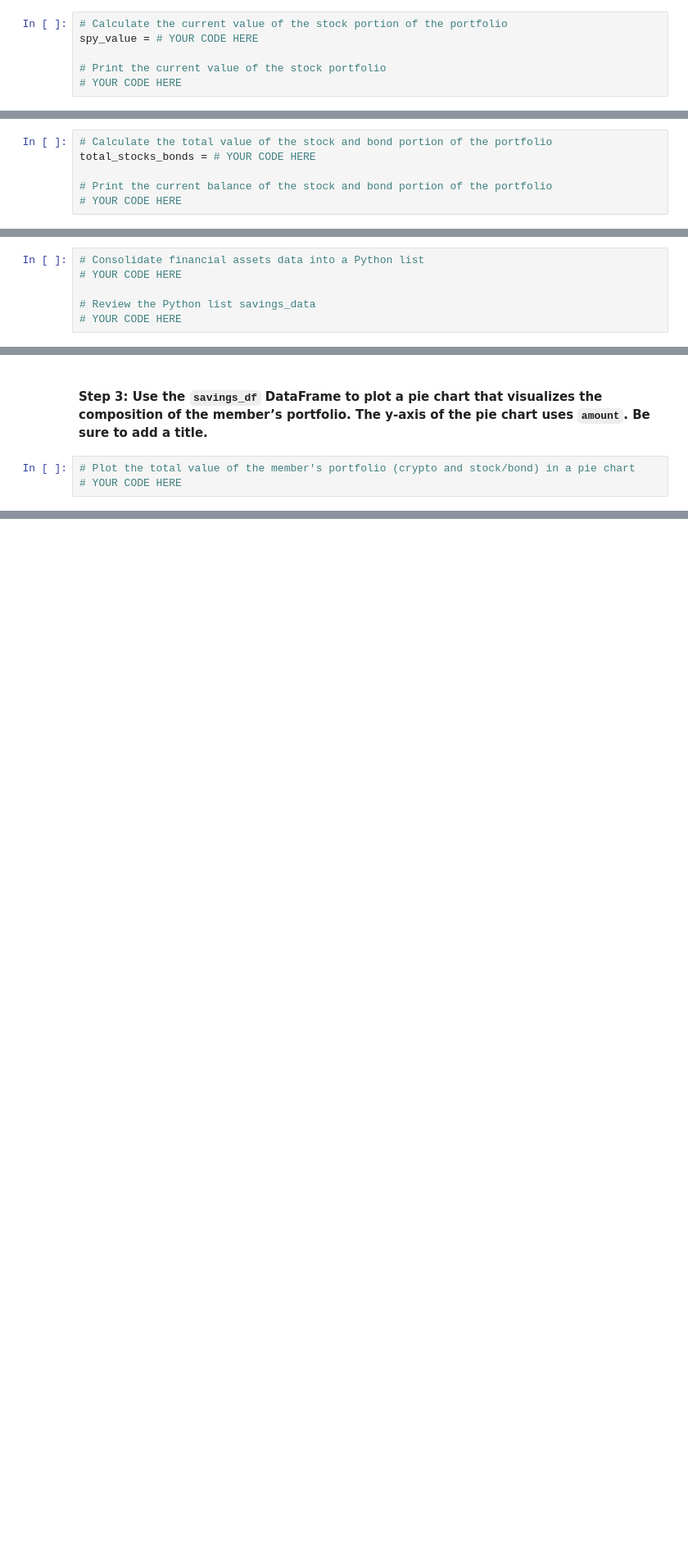
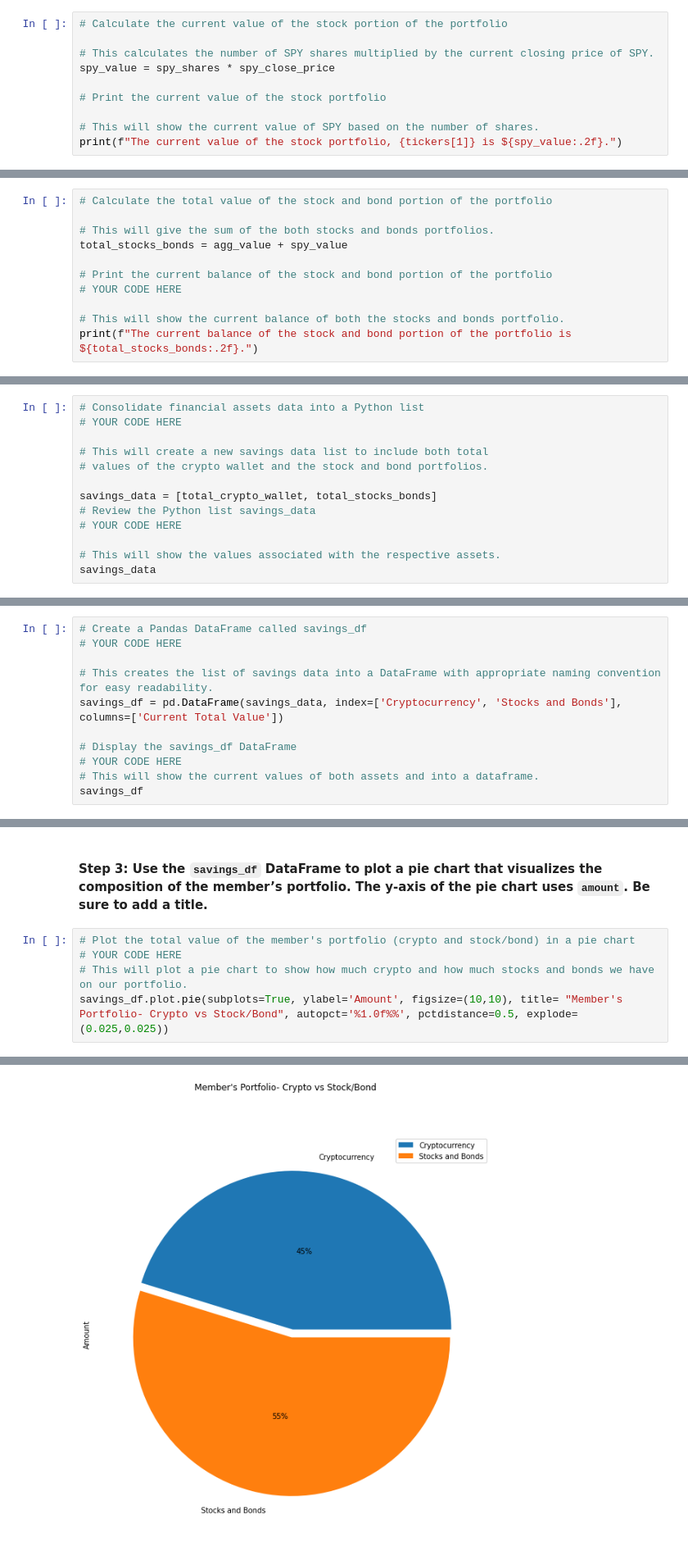
Before and after one commit to juzcho/Financial_Planning_Tool, a Jupyter notebook: financial_planning_tools.ipynb, the cells around one changed output, grey strips where cells are left out. Shown: that part at 82% size. Saved outputs shown, nothing was run; the diff lists cells and outputs as text; blank space fills up the shorter version.

```diff
--- a/financial_planning_tools.ipynb
+++ b/financial_planning_tools.ipynb
@@ -228,6 +342,10 @@ agg_value = # YOUR CODE HERE
 # %%
 # Calculate the current value of the stock portion of the portfolio
-spy_value = # YOUR CODE HERE
+
+# This calculates the number of SPY shares multiplied by the current closing price of SPY.
+spy_value = spy_shares * spy_close_price
 
 # Print the current value of the stock portfolio
-# YOUR CODE HERE
+
+# This will show the current value of SPY based on the number of shares.
+print(f"The current value of the stock portfolio, {tickers[1]} is ${spy_value:.2f}.")
@@ -234,6 +354,11 @@ spy_value = # YOUR CODE HERE
 # %%
 # Calculate the total value of the stock and bond portion of the portfolio
-total_stocks_bonds = # YOUR CODE HERE
+
+# This will give the sum of the both stocks and bonds portfolios.
+total_stocks_bonds = agg_value + spy_value
 
 # Print the current balance of the stock and bond portion of the portfolio
 # YOUR CODE HERE
+
+# This will show the current balance of both the stocks and bonds portfolio.
+print(f"The current balance of the stock and bond portion of the portfolio is ${total_stocks_bonds:.2f}.")
@@ -278,5 +408,12 @@ In this section, you’ll use the valuations for the cryptocurrency wallet and f
 # Consolidate financial assets data into a Python list
 # YOUR CODE HERE
 
+# This will create a new savings data list to include both total
+# values of the crypto wallet and the stock and bond portfolios.
+
+savings_data = [total_crypto_wallet, total_stocks_bonds]
 # Review the Python list savings_data
 # YOUR CODE HERE
+
+# This will show the values associated with the respective assets.
+savings_data
@@ -296,0 +430,11 @@ In this section, you’ll use the valuations for the cryptocurrency wallet and f
+# %%
+# Create a Pandas DataFrame called savings_df
+# YOUR CODE HERE
+
+# This creates the list of savings data into a DataFrame with appropriate naming convention for easy readability.
+savings_df = pd.DataFrame(savings_data, index=['Cryptocurrency', 'Stocks and Bonds'], columns=['Current Total Value'])
+
+# Display the savings_df DataFrame
+# YOUR CODE HERE
+# This will show the current values of both assets and into a dataframe.
+savings_df
@@ -299,3 +447,6 @@ In this section, you’ll use the valuations for the cryptocurrency wallet and f
 # %%
 # Plot the total value of the member's portfolio (crypto and stock/bond) in a pie chart
 # YOUR CODE HERE
+# This will plot a pie chart to show how much crypto and how much stocks and bonds we have on our portfolio.
+savings_df.plot.pie(subplots=True, ylabel='Amount', figsize=(10,10), title= "Member's Portfolio- Crypto vs Stock/Bond", autopct='%1.0f%%', pctdistance=0.5, explode=(0.025,0.025))
+# %% [output]
@@ -302,3 +454,4 @@ In this section, you’ll use the valuations for the cryptocurrency wallet and f
+[figure, added]
 # %% [markdown]
 #### Step 4: Using Python, determine if the current portfolio has enough to create an emergency fund as part of the member’s financial plan. Ideally, an emergency fund should equal to three times the member’s monthly income. To do this, implement the following steps:
 
```
Also changed, not shown: parts of 31 cells of this notebook.
